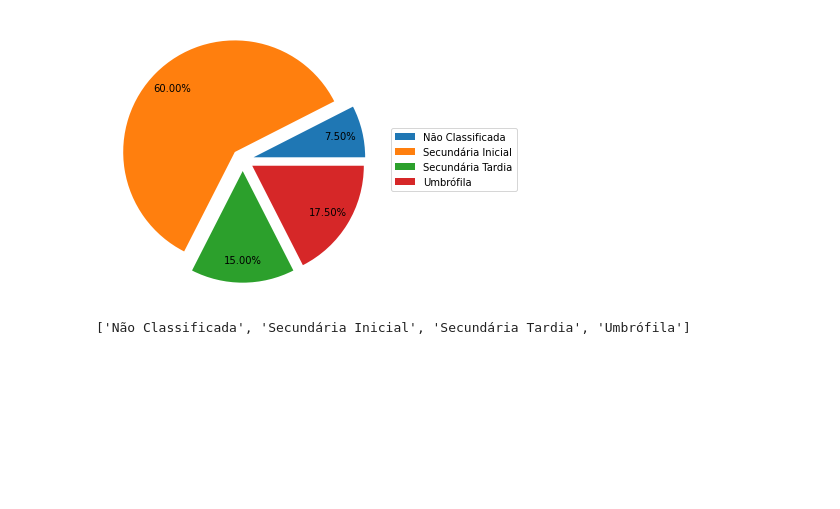
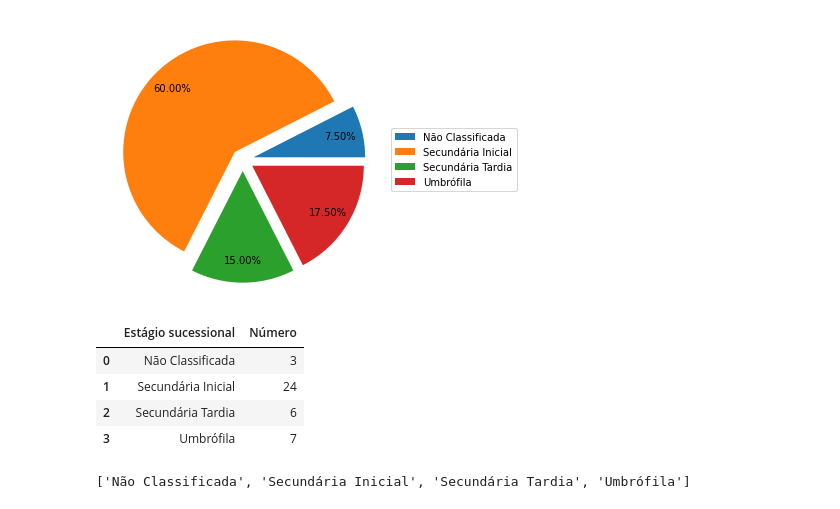
Before and after one commit to taniagmangolini/PalmeiraLequeDaChinaPEC, a Jupyter notebook: analise_palm_6m.ipynb, the cells around one changed output. Drawn from its saved outputs; the diff is of its cells as text; code cells hidden in the pictures; blank space fills up the shorter version.

```diff
--- a/analise_palm_6m.ipynb
+++ b/analise_palm_6m.ipynb
@@ -450,6 +456,14 @@ plt.legend(pie[0], labels, bbox_to_anchor=(1.5,0.5), loc="right")
 plt.show()
 # %% [output]
 [figure]
+# %%
+regenerantes_por_estagio
+# %% [output]
+|  | Estágio sucessional | Número |
+| 0 | Não Classificada | 3 |
+| 1 | Secundária Inicial | 24 |
+| 2 | Secundária Tardia | 6 |
+| 3 | Umbrófila | 7 |
 # %%
 labels
 # %% [output]
```
Also changed, not shown: parts of 8 cells of this notebook, 2 other files.
